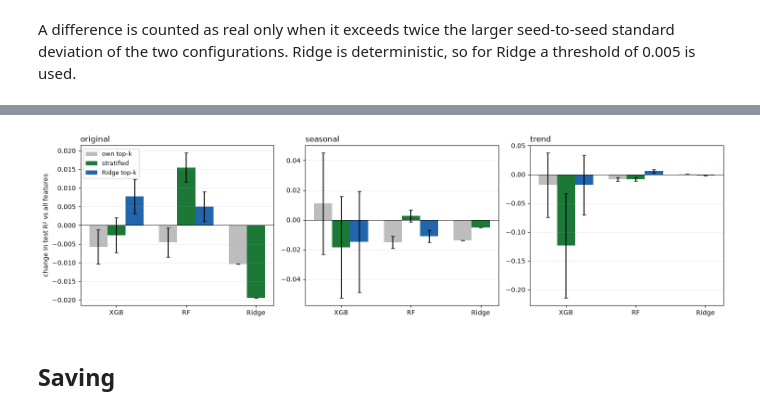
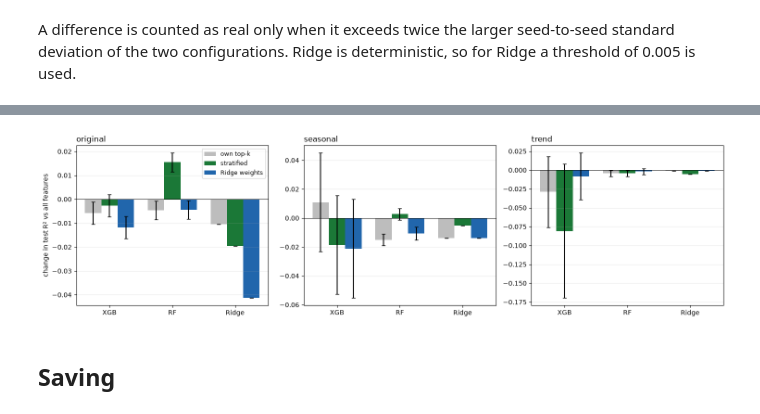
Before and after one commit to ilyesskhayati/olive-ndvi-xai-comparison, a Jupyter notebook: notebooks/06_selection.ipynb, the cells around one changed output, grey strips where cells are left out. Drawn from its saved outputs; the diff is of its cells as text; code cells hidden in the pictures.

```diff
--- a/notebooks/06_selection.ipynb
+++ b/notebooks/06_selection.ipynb
@@ -72,6 +73,13 @@ for b in BRANCHES:
 def ranked(b, name):
     s = importance[b][name].drop("noise_probe")
     return list(s.sort_values(ascending=False).index)
+
+
+def ridge_weights(b):
+    Xtr, _, ytr, _ = data[b]
+    model = make_model(b, "Ridge", 0).fit(Xtr, ytr)
+    w = pd.Series(np.abs(model.named_steps["ridge"].coef_), index=Xtr.columns)
+    return w.drop("noise_probe").sort_values(ascending=False)
 
 
 def stratified(b, name):
@@ -91,14 +99,13 @@ for b in BRANCHES:
         selections[(b, name)] = {"all": all_cols,
                                  "own top-k": ranked(b, name)[:k],
                                  "stratified": strat,
-                                 "Ridge top-k": ranked(b, "Ridge")[:k]}
+                                 "Ridge weights": list(ridge_weights(b).index[:k])}
 
 short = lambda cols: ", ".join(c.replace("NDVI_", "").replace("NDVI", "") for c in cols)
 for b in BRANCHES:
-    print(f"\n{b}")
+    print(f"\n{b}   Ridge |weights|: " + ", ".join(
+        f"{short([f])} {w:.3f}" for f, w in ridge_weights(b).items()))
     for name in MODEL_NAMES:
-        for strategy in ["own top-k", "stratified", "Ridge top-k"]:
-            if name == "Ridge" and strategy == "Ridge top-k":
-                continue
+        for strategy in ["own top-k", "stratified", "Ridge weights"]:
             print(f"  {name:12s} {strategy:11s} {short(selections[(b, name)][strategy])}")
 # %% [output]
@@ -128,26 +135,29 @@ for b in BRANCHES:
     for name in MODEL_NAMES:
         seeds = [0] if name == "Ridge" else SEEDS
         for strategy, cols in selections[(b, name)].items():
-            if name == "Ridge" and strategy == "Ridge top-k":
-                continue
-            r2 = [r2_score(yte, make_model(b, name, s).fit(Xtr[cols], ytr).predict(Xte[cols]))
-                  for s in seeds]
+            preds = [make_model(b, name, s).fit(Xtr[cols], ytr).predict(Xte[cols]) for s in seeds]
+            r2 = [r2_score(yte, p) for p in preds]
+            rmse = [np.sqrt(mean_squared_error(yte, p)) for p in preds]
             rows.append(dict(branch=b, model=name, strategy=strategy, k=len(cols),
+                             RMSE_mean=np.mean(rmse), RMSE_sd=np.std(rmse),
                              R2_mean=np.mean(r2), R2_sd=np.std(r2)))
 
 results = pd.DataFrame(rows)
 base = results[results.strategy == "all"].set_index(["branch", "model"])
 results["delta"] = results.apply(
     lambda r: r.R2_mean - base.loc[(r.branch, r.model), "R2_mean"], axis=1)
+results["delta_RMSE"] = results.apply(
+    lambda r: r.RMSE_mean - base.loc[(r.branch, r.model), "RMSE_mean"], axis=1)
 results["floor"] = results.apply(
     lambda r: max(r.R2_sd, base.loc[(r.branch, r.model), "R2_sd"]), axis=1)
 results["beyond_floor"] = (results.delta.abs() > 2 * results.floor) & (results.floor > 0) \
                           | ((results.floor == 0) & (results.delta.abs() > 0.005))
 
 for b in BRANCHES:
-    t = results[results.branch == b].pivot(index="strategy", columns="model", values="delta")
-    t = t.loc[["own top-k", "stratified", "Ridge top-k"], MODEL_NAMES]
-    print(f"\n{b}: change in test R2 against all features "
-          f"(all: " + ", ".join(f"{m} {base.loc[(b, m), 'R2_mean']:.4f}" for m in MODEL_NAMES) + ")")
-    print(t.round(4).to_string())
+    for col, label, ref in [("delta_RMSE", "RMSE", "RMSE_mean"), ("delta", "R2", "R2_mean")]:
+        t = results[results.branch == b].pivot(index="strategy", columns="model", values=col)
+        t = t.loc[["own top-k", "stratified", "Ridge weights"], MODEL_NAMES]
+        print(f"\n{b}: change in test {label} against all features (all: "
+              + ", ".join(f"{m} {base.loc[(b, m), ref]:.4f}" for m in MODEL_NAMES) + ")")
+        print(t.round(4).to_string())
 # %% [output]
@@ -199,25 +207,25 @@ original        Ridge  stratified  5   0.8424 0.0000 -0.0195          True
 # %%
 fig, axes = plt.subplots(1, 3, figsize=(15, 4.2), sharey=False)
-strategies = ["own top-k", "stratified", "Ridge top-k"]
-colors = {"own top-k": "#bdbdbd", "stratified": "#1b7837", "Ridge top-k": "#2166ac"}
+strategies = ["own top-k", "stratified", "Ridge weights"]
+colors = {"own top-k": "#bdbdbd", "stratified": "#1b7837", "Ridge weights": "#2166ac"}
 for ax, b in zip(axes, BRANCHES):
     sub = results[(results.branch == b) & (results.strategy != "all")]
     for i, strategy in enumerate(strategies):
         s = sub[sub.strategy == strategy].set_index("model").reindex(MODEL_NAMES)
         x = np.arange(3) + (i - 1) * 0.26
         ax.bar(x, s.delta, width=0.26, color=colors[strategy], label=strategy,
                yerr=2 * s.floor, capsize=3)
     ax.axhline(0, color="black", lw=0.7)
     ax.set_xticks(range(3), ["XGB", "RF", "Ridge"])
     ax.set_title(b, loc="left")
     ax.grid(alpha=0.25, axis="y")
 axes[0].set_ylabel("change in test R² vs all features")
 axes[0].legend(fontsize=9)
 fig.tight_layout()
 fig.savefig("../figures/06_selection.png", dpi=150, bbox_inches="tight")
 plt.show()
 # %% [output]
-[figure, old version]
+[figure, new version]
 # %% [markdown]
 ## Saving
 # %%
```
Also changed, not shown: parts of 5 cells of this notebook, 16 other files.
